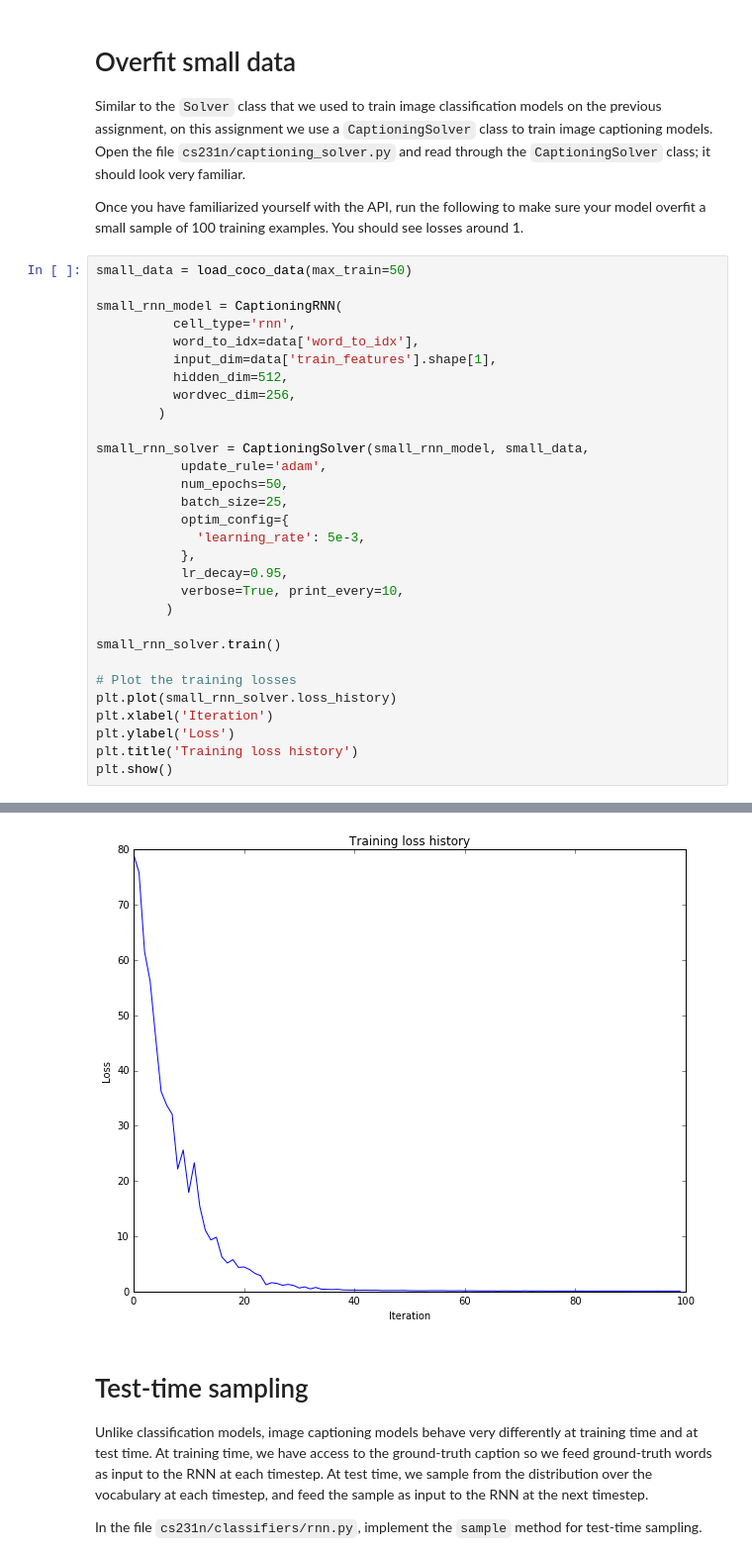
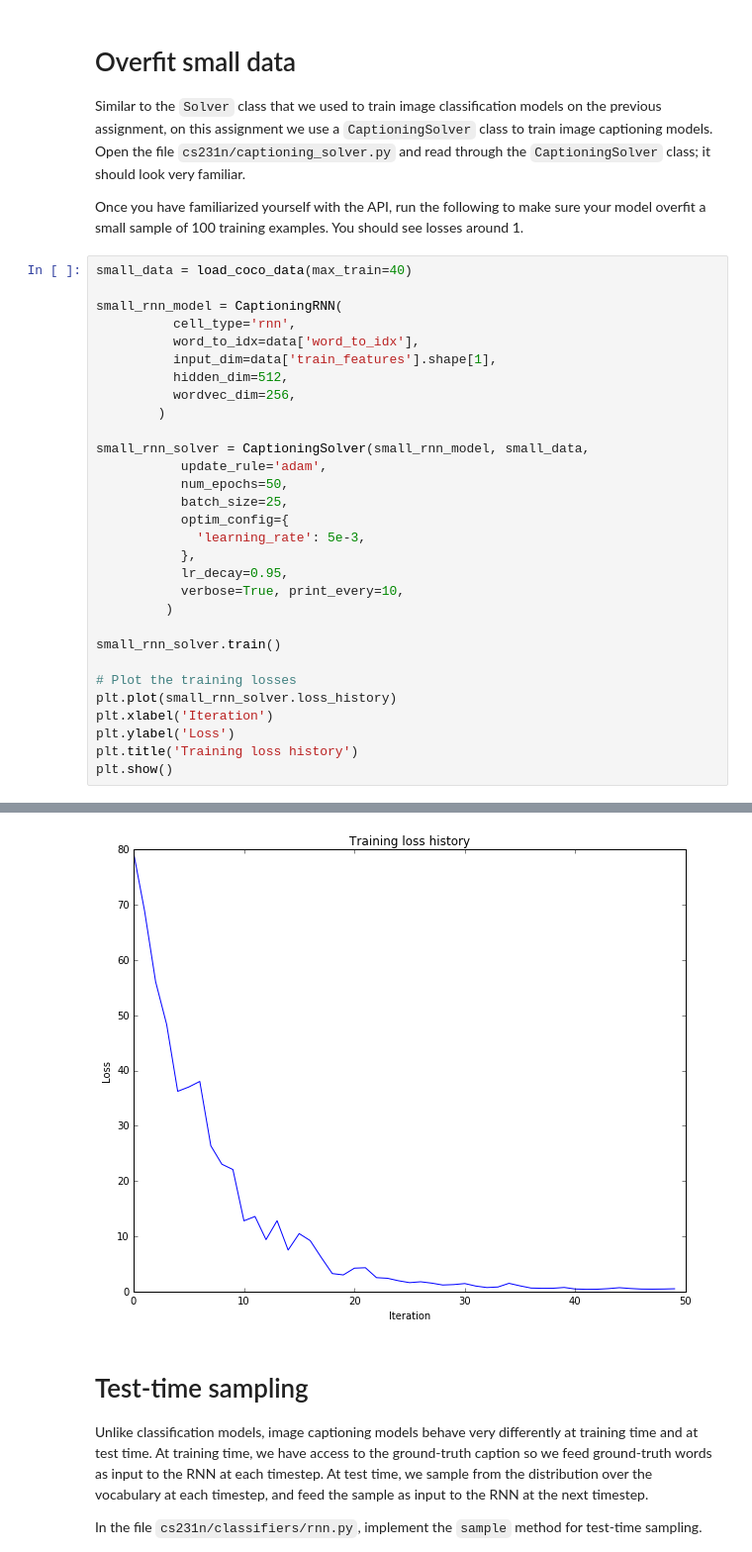
Before and after one commit to VladPrytula/ConvNeuralNets, a Jupyter notebook: assignment3/RNN_Captioning.ipynb, the cells around one changed output, grey strips where cells are left out. Shown at 99% size. Drawn from its saved outputs; the diff is of its cells as text.

```diff
--- a/assignment3/RNN_Captioning.ipynb
+++ b/assignment3/RNN_Captioning.ipynb
@@ -432,7 +440,7 @@ Similar to the `Solver` class that we used to train image classification models
 
 Once you have familiarized yourself with the API, run the following to make sure your model overfit a small sample of 100 training examples. You should see losses around 1.
 # %%
-small_data = load_coco_data(max_train=50)
+small_data = load_coco_data(max_train=40)
 
 small_rnn_model = CaptioningRNN(
           cell_type='rnn',
@@ -475,4 +478,4 @@ plt.show()
-[figure, old version]
+[figure, new version]
 # %% [markdown]
 # Test-time sampling
 Unlike classification models, image captioning models behave very differently at training time and at test time. At training time, we have access to the ground-truth caption so we feed ground-truth words as input to the RNN at each timestep. At test time, we sample from the distribution over the vocabulary at each timestep, and feed the sample as input to the RNN at the next timestep.
```
Also changed, not shown: parts of 4 cells of this notebook, 2 other files.
